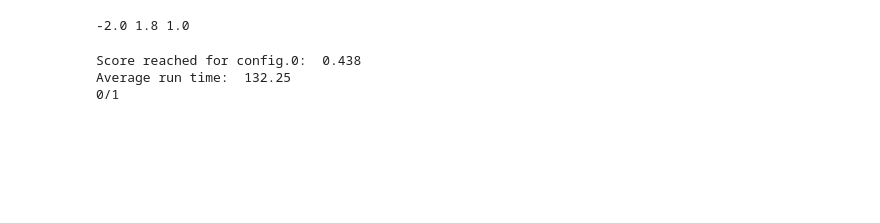
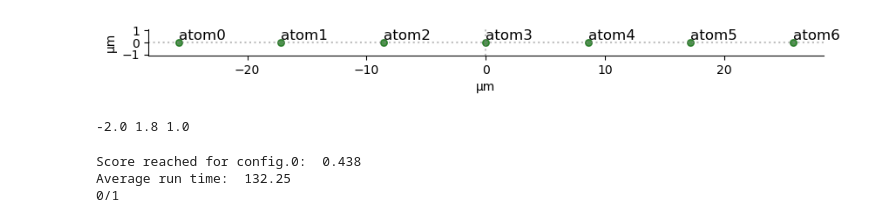
Before and after one commit to sebgrijalva/Pulser, a Jupyter notebook: tutorials/pulse_optim_algo.ipynb, the cells around one changed output. Saved outputs shown, nothing was run; the diff lists cells and outputs as text; code cells hidden in the pictures; blank space fills up the shorter version.

```diff
--- a/tutorials/pulse_optim_algo.ipynb
+++ b/tutorials/pulse_optim_algo.ipynb
@@ -41,6 +38,9 @@ def reg(N, W):
     return Register.from_coordinates(coords, prefix='atom'),W
 # %%
 REG,_ = reg(N,0)
+REG.draw()
+# %% [output]
+[figure, added]
 # %%
 def occupation(j, N):
     up = qutip.basis(2,0)
```
Also changed, not shown: parts of 27 cells of this notebook, 4 other files.
